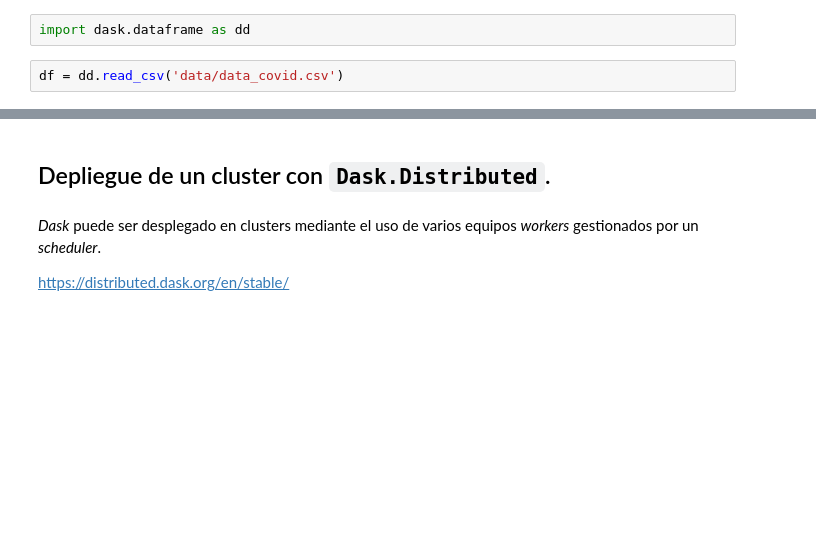
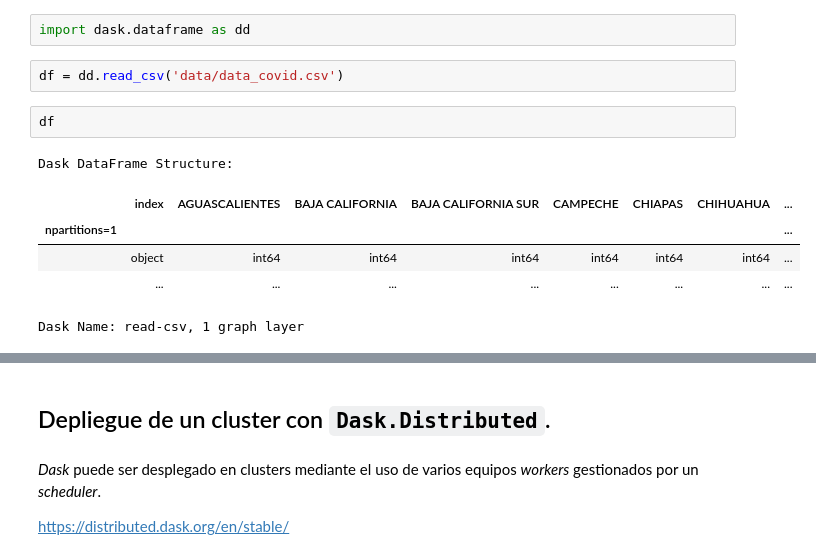
Before and after one commit to PythonistaMX/py311, a Jupyter notebook: 30_introduccion_a_dask.ipynb, the cells around one changed output, grey strips where cells are left out. Saved outputs shown, nothing was run; the diff lists cells and outputs as text; blank space fills up the shorter version.

```diff
--- a/30_introduccion_a_dask.ipynb
+++ b/30_introduccion_a_dask.ipynb
@@ -36,3 +52,12 @@ https://docs.dask.org/en/stable/bag.html
 import dask.dataframe as dd
 # %%
 df = dd.read_csv('data/data_covid.csv')
+# %%
+df
+# %% [output]
+Dask DataFrame Structure:
+|  | index | AGUASCALIENTES | BAJA CALIFORNIA | BAJA CALIFORNIA SUR | CAMPECHE | CHIAPAS | CHIHUAHUA | ... |
+| npartitions=1 |  |  |  |  |  |  |  | ... |
+|  | object | int64 | int64 | int64 | int64 | int64 | int64 | ... |
+|  | ... | ... | ... | ... | ... | ... | ... | ... |
+Dask Name: read-csv, 1 graph layer
```
Also changed, not shown: parts of 10 cells of this notebook.
